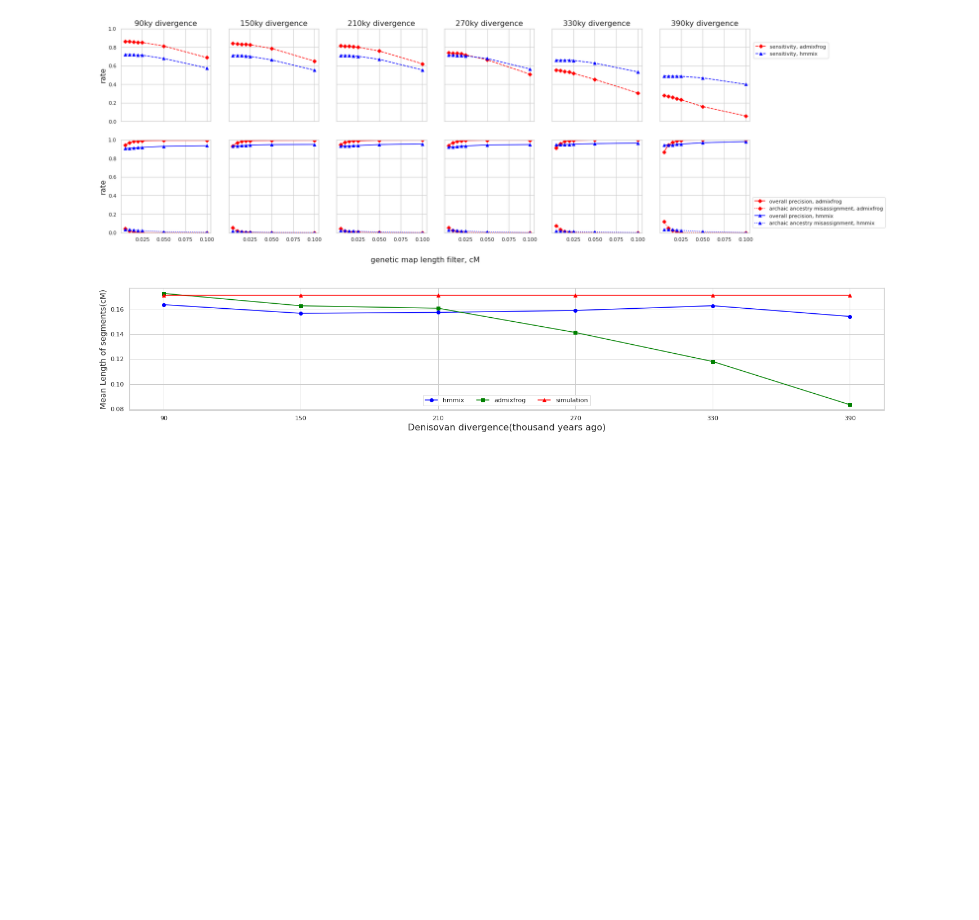
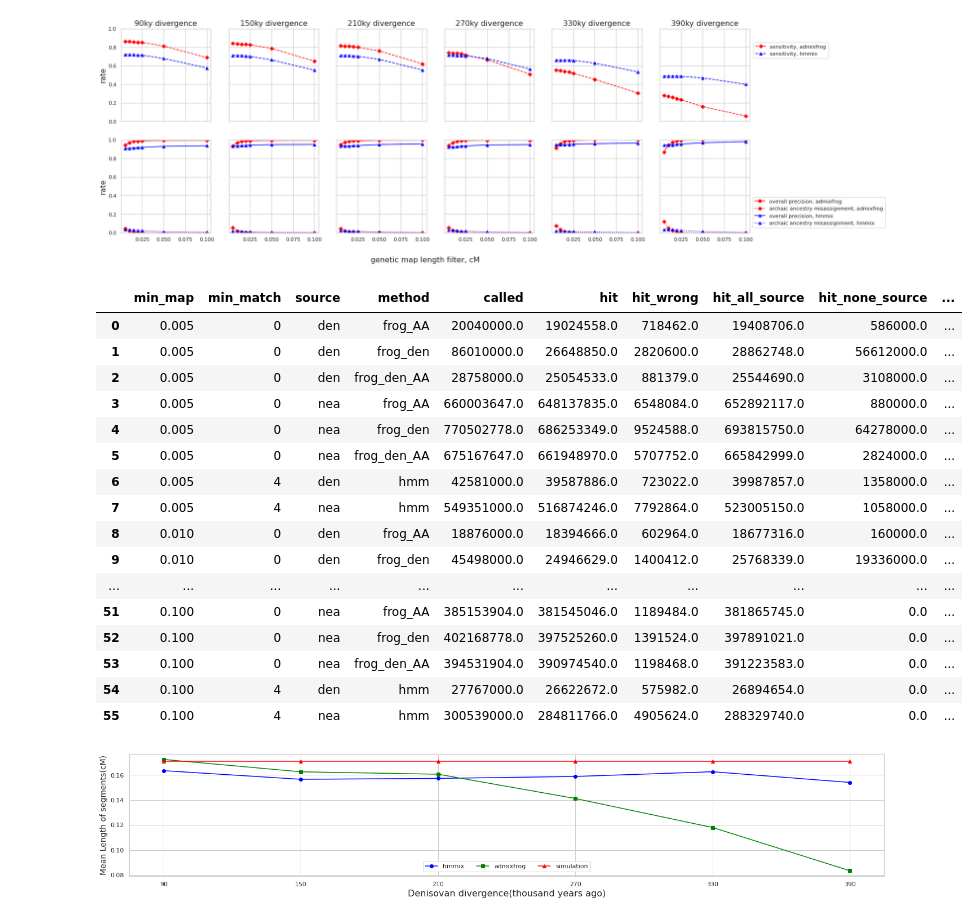
Before and after one commit to jqjqyangjq/DenAdmix_Sim, a Jupyter notebook: make_sim_figure.2kbin.ipynb, the cells around one changed output. Cells and saved outputs as stored; diff of their text form; code cells hidden in the pictures; blank space fills up the shorter version.

```diff
--- a/make_sim_figure.2kbin.ipynb
+++ b/make_sim_figure.2kbin.ipynb
@@ -352,6 +352,33 @@ lgd = fig.legend(handles1, labels1, loc='center right', bbox_to_anchor=(1.07, 0.
 plt.show()
 # %% [output]
 [figure]
+# %%
+#20 kya samples, sensitivity:
+#at 0.05cm, 90kya frog 81; hmmix 67
+#at 0.05cm, 390kya, frog 15; hmmix 46
+
+#0 kya samples sensitivity
+pd.read_csv(f"sum_stats_missing_0ky_den_390.csv")
+# at 0.05cm, 90kya frog 66; hmmix 52
+# at 0.05cm, 390kya, frog 12; hmmix 35
+# %% [output]
+|  | min_map | min_match | source | method | called | hit | hit_wrong | hit_all_source | hit_none_source | ... |
+| 0 | 0.005 | 0 | den | frog_AA | 20040000.0 | 19024558.0 | 718462.0 | 19408706.0 | 586000.0 | ... |
+| 1 | 0.005 | 0 | den | frog_den | 86010000.0 | 26648850.0 | 2820600.0 | 28862748.0 | 56612000.0 | ... |
+| 2 | 0.005 | 0 | den | frog_den_AA | 28758000.0 | 25054533.0 | 881379.0 | 25544690.0 | 3108000.0 | ... |
+| 3 | 0.005 | 0 | nea | frog_AA | 660003647.0 | 648137835.0 | 6548084.0 | 652892117.0 | 880000.0 | ... |
+| 4 | 0.005 | 0 | nea | frog_den | 770502778.0 | 686253349.0 | 9524588.0 | 693815750.0 | 64278000.0 | ... |
+| 5 | 0.005 | 0 | nea | frog_den_AA | 675167647.0 | 661948970.0 | 5707752.0 | 665842999.0 | 2824000.0 | ... |
+| 6 | 0.005 | 4 | den | hmm | 42581000.0 | 39587886.0 | 723022.0 | 39987857.0 | 1358000.0 | ... |
+| 7 | 0.005 | 4 | nea | hmm | 549351000.0 | 516874246.0 | 7792864.0 | 523005150.0 | 1058000.0 | ... |
+| 8 | 0.010 | 0 | den | frog_AA | 18876000.0 | 18394666.0 | 602964.0 | 18677316.0 | 160000.0 | ... |
+| 9 | 0.010 | 0 | den | frog_den | 45498000.0 | 24946629.0 | 1400412.0 | 25768339.0 | 19336000.0 | ... |
+| ... | ... | ... | ... | ... | ... | ... | ... | ... | ... | ... |
+| 51 | 0.100 | 0 | nea | frog_AA | 385153904.0 | 381545046.0 | 1189484.0 | 381865745.0 | 0.0 | ... |
+| 52 | 0.100 | 0 | nea | frog_den | 402168778.0 | 397525260.0 | 1391524.0 | 397891021.0 | 0.0 | ... |
+| 53 | 0.100 | 0 | nea | frog_den_AA | 394531904.0 | 390974540.0 | 1198468.0 | 391223583.0 | 0.0 | ... |
+| 54 | 0.100 | 4 | den | hmm | 27767000.0 | 26622672.0 | 575982.0 | 26894654.0 | 0.0 | ... |
+| 55 | 0.100 | 4 | nea | hmm | 300539000.0 | 284811766.0 | 4905624.0 | 288329740.0 | 0.0 | ... |
 # %%
 import pandas as pd
 import numpy as np
```
Also changed, not shown: parts of 1 cell of this notebook.
